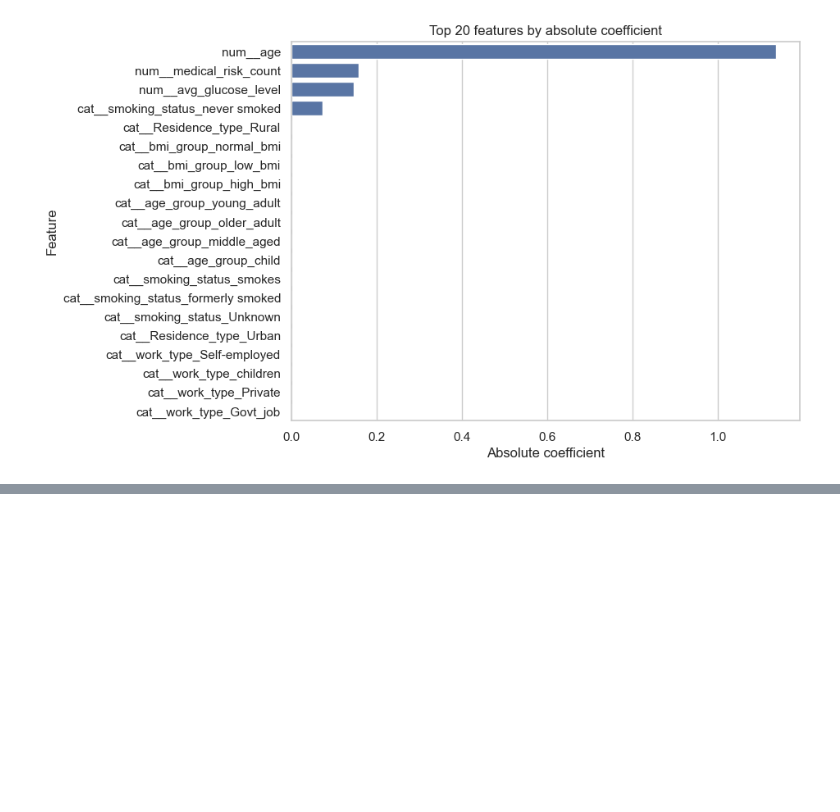
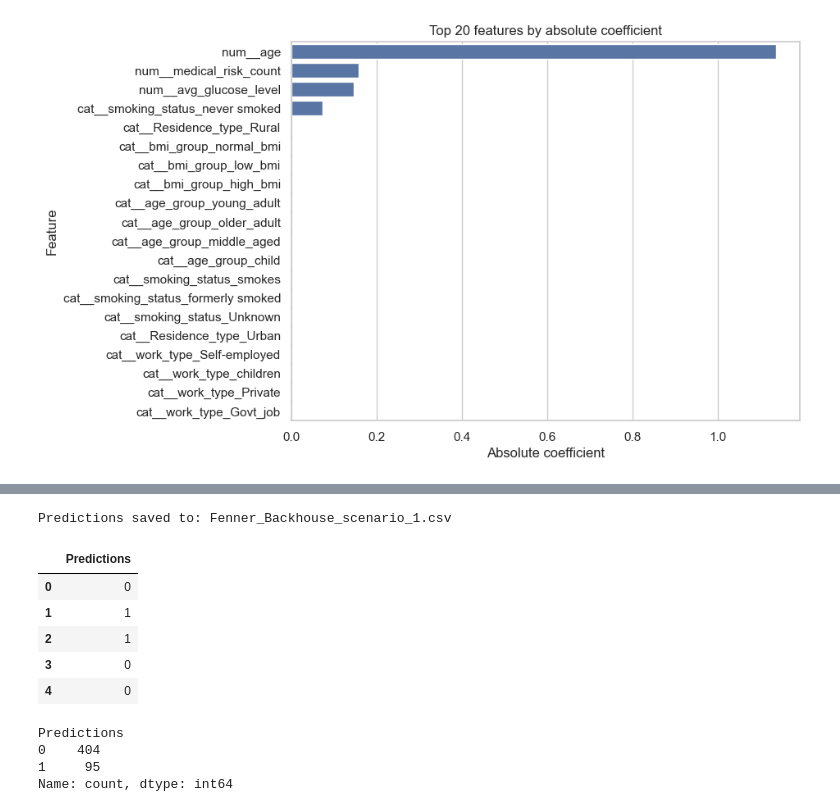
Before and after one commit to FBackhouse1/AirplaneCrash_ML_Regression, a Jupyter notebook: StrokeClassification_Scenario1.ipynb, the cells around one changed output, grey strips where cells are left out. Cells and saved outputs as stored; diff of their text form; code cells hidden in the pictures; blank space fills up the shorter version.

Commit message:
Added generation of predictions for unseen data and conclusionary notes

```diff
--- a/StrokeClassification_Scenario1.ipynb
+++ b/StrokeClassification_Scenario1.ipynb
@@ -1311,0 +1318,25 @@ except Exception as error:
+# %%
+unseen_scores = get_positive_scores(final_model, unseen_df[feature_cols])
+unseen_predictions = (unseen_scores >= selected_threshold).astype(int)
+
+predictions_df = pd.DataFrame({
+    "Predictions": unseen_predictions
+})
+
+predictions_df.to_csv(PREDICTIONS_PATH, index=False)
+
+print("Predictions saved to:", PREDICTIONS_PATH)
+display(predictions_df.head())
+display(predictions_df["Predictions"].value_counts())
+# %% [output]
+Predictions saved to: Fenner_Backhouse_scenario_1.csv
+|  | Predictions |
+| 0 | 0 |
+| 1 | 1 |
+| 2 | 1 |
+| 3 | 0 |
+| 4 | 0 |
+Predictions
+0    404
+1     95
+Name: count, dtype: int64
```
Also changed, not shown: parts of 2 cells of this notebook.
